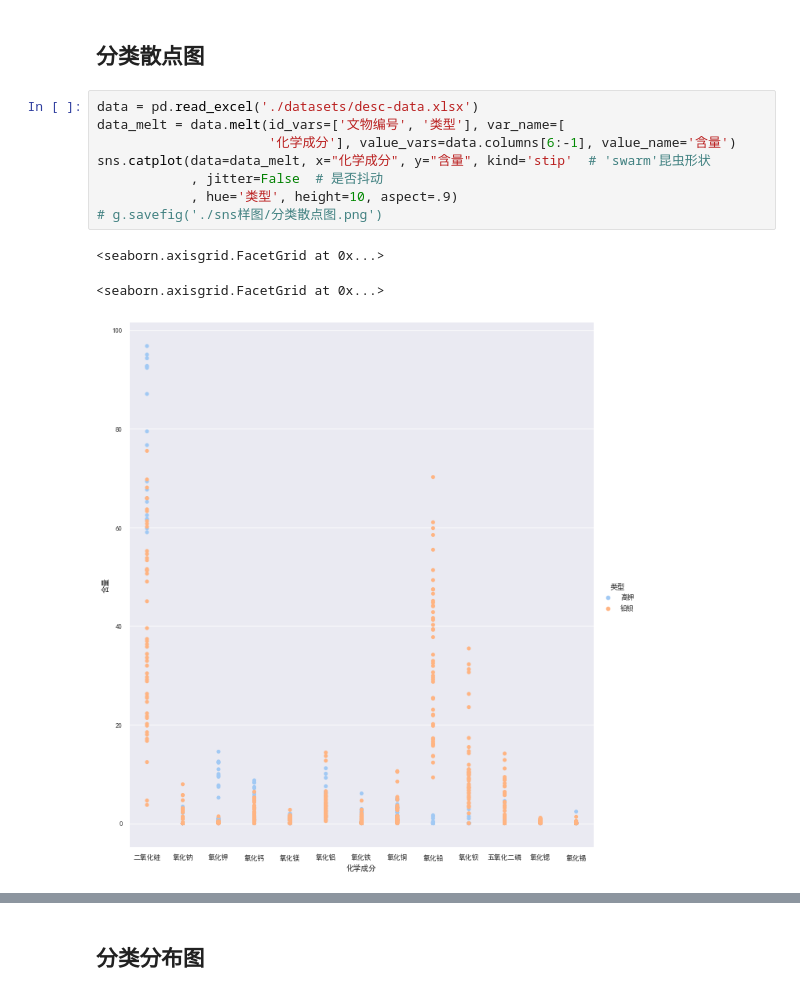
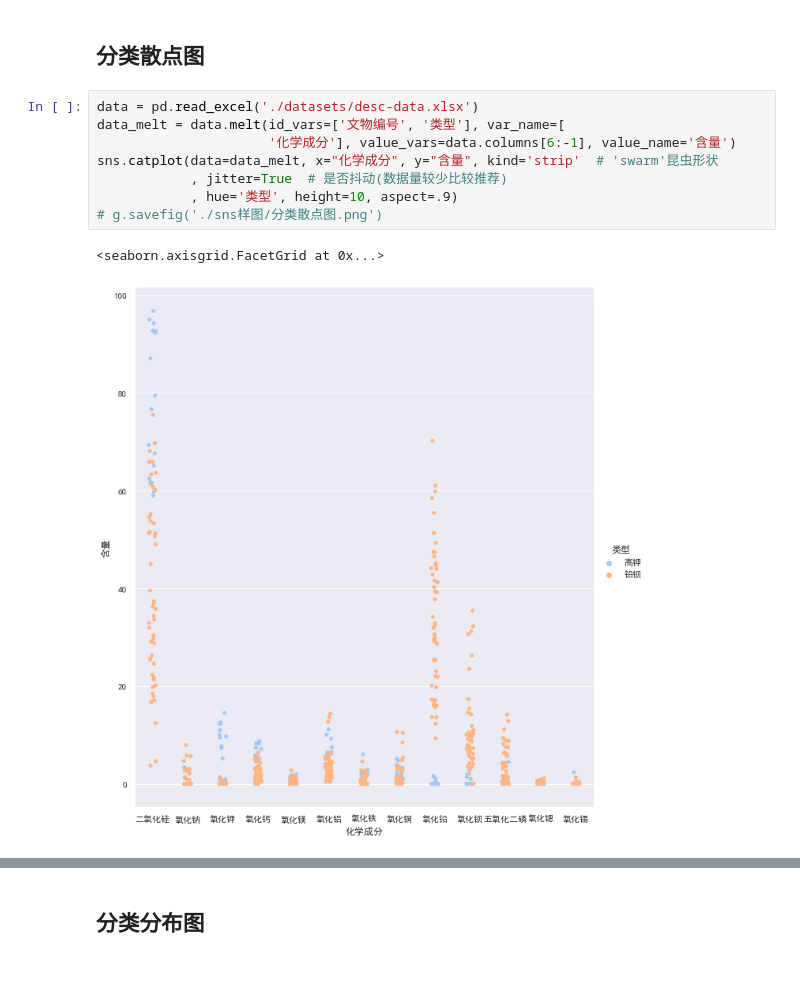
Before and after one commit to kebuAAA/Visualization-using-python, a Jupyter notebook: seaborn绘图.ipynb, the cells around one changed output, grey strips where cells are left out. Cells and saved outputs as stored; diff of their text form.

```diff
--- a/seaborn绘图.ipynb
+++ b/seaborn绘图.ipynb
@@ -138,12 +158,11 @@ g.savefig('./sns样图/多变量分布.png')
 # %%
 data = pd.read_excel('./datasets/desc-data.xlsx')
 data_melt = data.melt(id_vars=['文物编号', '类型'], var_name=[
                       '化学成分'], value_vars=data.columns[6:-1], value_name='含量')
-sns.catplot(data=data_melt, x="化学成分", y="含量", kind='stip'  # 'swarm'昆虫形状
-            , jitter=False  # 是否抖动
+sns.catplot(data=data_melt, x="化学成分", y="含量", kind='strip'  # 'swarm'昆虫形状
+            , jitter=True  # 是否抖动(数据量较少比较推荐)
             , hue='类型', height=10, aspect=.9)
 # g.savefig('./sns样图/分类散点图.png')
 # %% [output]
 <seaborn.axisgrid.FacetGrid at 0x...>
-<seaborn.axisgrid.FacetGrid at 0x...>
-[figure, old version]
+[figure, new version]
```
Also changed, not shown: parts of 10 cells of this notebook, 9 other files.
